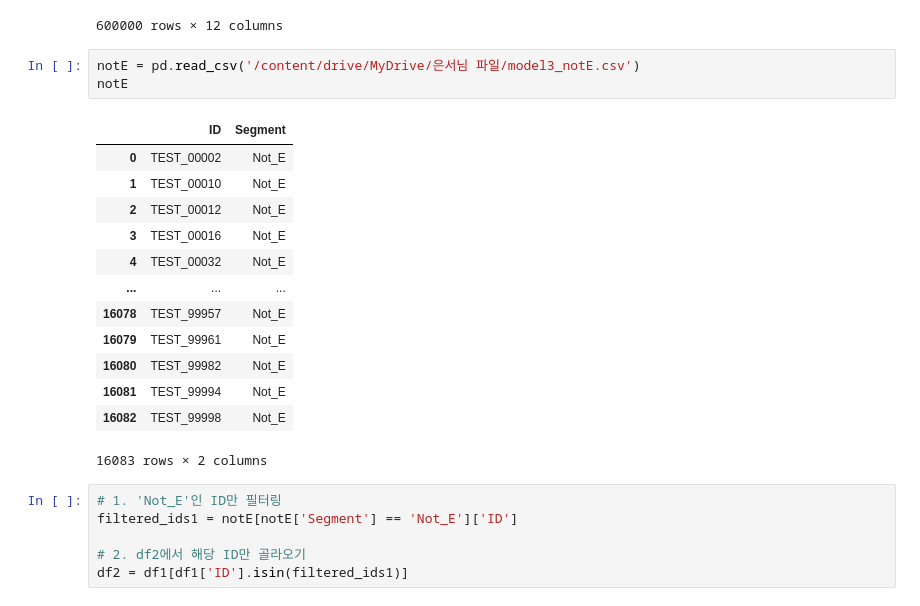
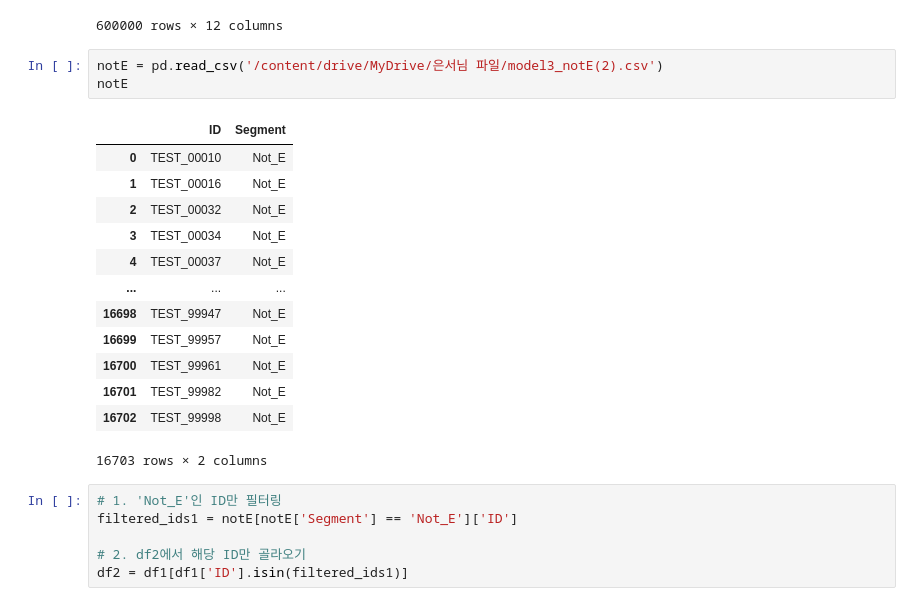
Before and after one commit to LikeLionProjectOrg/FinalProject, a Jupyter notebook: members/조준혁/ab_cd_e_model/예측_model1.ipynb, the cells around one changed output. Drawn from its saved outputs; the diff is of its cells as text.

```diff
--- a/members/조준혁/ab_cd_e_model/예측_model1.ipynb
+++ b/members/조준혁/ab_cd_e_model/예측_model1.ipynb
@@ -174,22 +174,22 @@ df1
 | 599999 | 201812 | TEST_99999 | -574 | 24 | 3016 | -885 | 20 | ... |
 600000 rows × 12 columns
 # %%
-notE = pd.read_csv('/content/drive/MyDrive/은서님 파일/model3_notE.csv')
+notE = pd.read_csv('/content/drive/MyDrive/은서님 파일/model3_notE(2).csv')
 notE
 # %% [output]
 |  | ID | Segment |
-| 0 | TEST_00002 | Not_E |
-| 1 | TEST_00010 | Not_E |
-| 2 | TEST_00012 | Not_E |
-| 3 | TEST_00016 | Not_E |
-| 4 | TEST_00032 | Not_E |
+| 0 | TEST_00010 | Not_E |
+| 1 | TEST_00016 | Not_E |
+| 2 | TEST_00032 | Not_E |
+| 3 | TEST_00034 | Not_E |
+| 4 | TEST_00037 | Not_E |
 | ... | ... | ... |
-| 16078 | TEST_99957 | Not_E |
-| 16079 | TEST_99961 | Not_E |
-| 16080 | TEST_99982 | Not_E |
-| 16081 | TEST_99994 | Not_E |
-| 16082 | TEST_99998 | Not_E |
+| 16698 | TEST_99947 | Not_E |
+| 16699 | TEST_99957 | Not_E |
+| 16700 | TEST_99961 | Not_E |
+| 16701 | TEST_99982 | Not_E |
+| 16702 | TEST_99998 | Not_E |
-16083 rows × 2 columns
+16703 rows × 2 columns
 # %%
 # 1. 'Not_E'인 ID만 필터링
 filtered_ids1 = notE[notE['Segment'] == 'Not_E']['ID']
```
Also changed, not shown: parts of 9 cells of this notebook, 34 other files.
